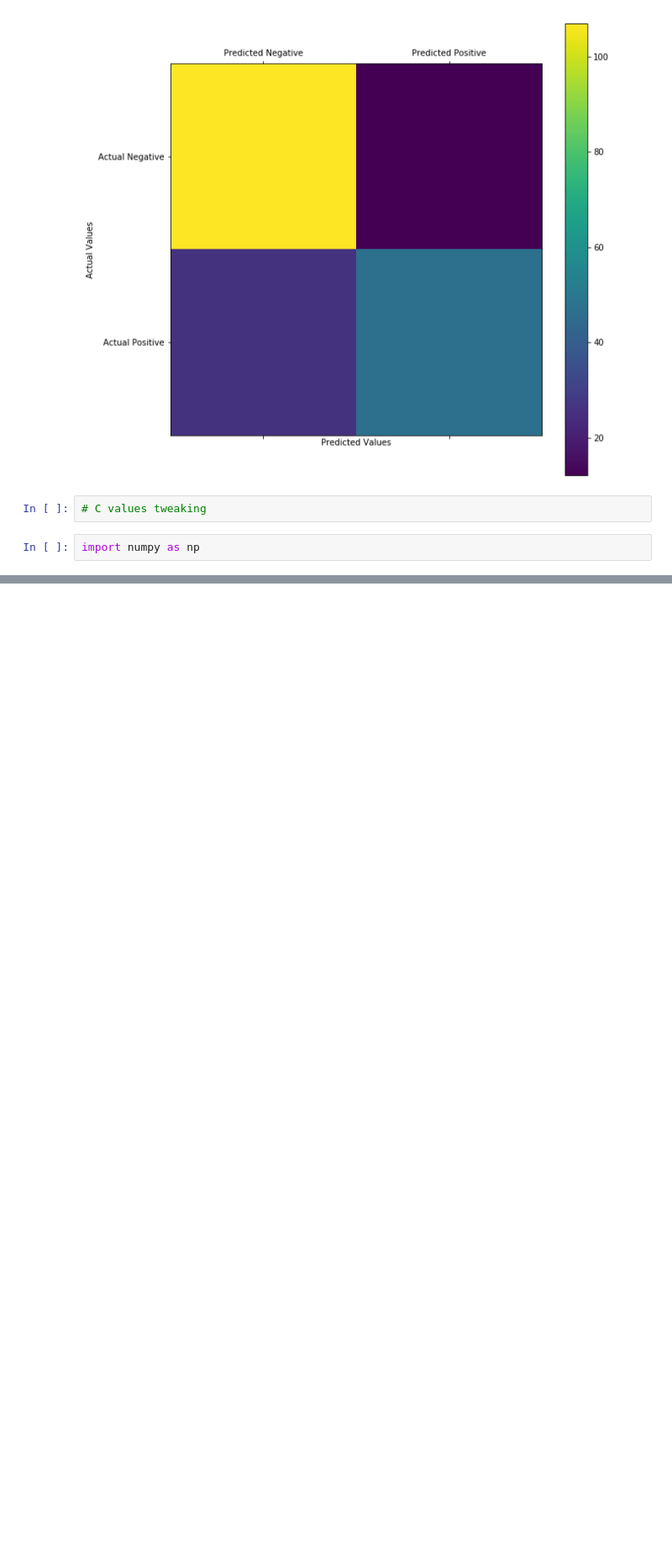
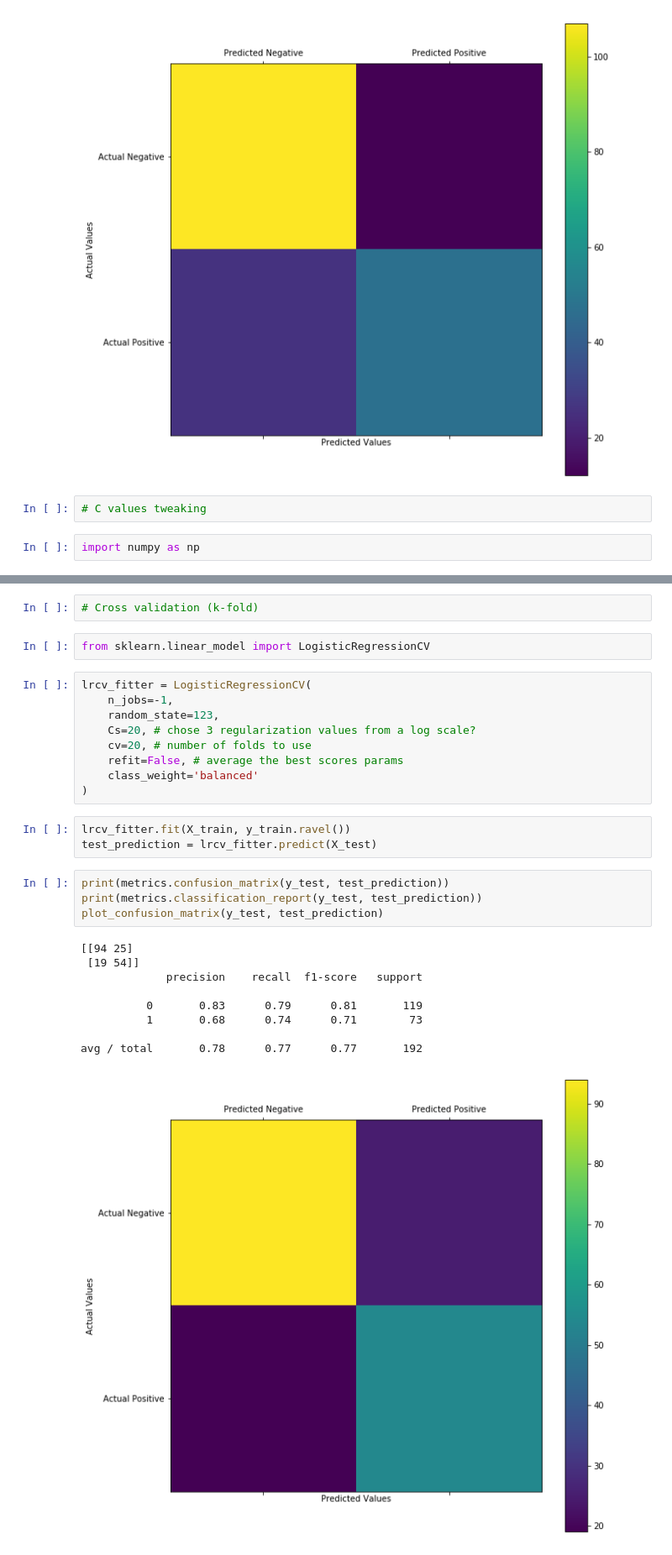
Before and after one commit to robota-x/pluralsight_code, a Jupyter notebook: 02_ml_understanding/analysis_1.ipynb, the cells around one changed output, grey strips where cells are left out. Shown at 84% size. Saved outputs shown, nothing was run; the diff lists cells and outputs as text; blank space fills up the shorter version.

```diff
--- a/02_ml_understanding/analysis_1.ipynb
+++ b/02_ml_understanding/analysis_1.ipynb
@@ -277,0 +340,30 @@ C value: 0.10, recall: 0.4658
+# %%
+# Cross validation (k-fold)
+# %%
+from sklearn.linear_model import LogisticRegressionCV
+# %%
+lrcv_fitter = LogisticRegressionCV(
+    n_jobs=-1,
+    random_state=123,
+    Cs=20, # chose 3 regularization values from a log scale?
+    cv=20, # number of folds to use
+    refit=False, # average the best scores params
+    class_weight='balanced'
+)
+# %%
+lrcv_fitter.fit(X_train, y_train.ravel())
+test_prediction = lrcv_fitter.predict(X_test)
+# %%
+print(metrics.confusion_matrix(y_test, test_prediction))
+print(metrics.classification_report(y_test, test_prediction))
+plot_confusion_matrix(y_test, test_prediction)
+# %% [output]
+[[94 25]
+ [19 54]]
+             precision    recall  f1-score   support
+
+          0       0.83      0.79      0.81       119
+          1       0.68      0.74      0.71        73
+
+avg / total       0.78      0.77      0.77       192
+[figure, added]
```
Also changed, not shown: parts of 10 cells of this notebook.
